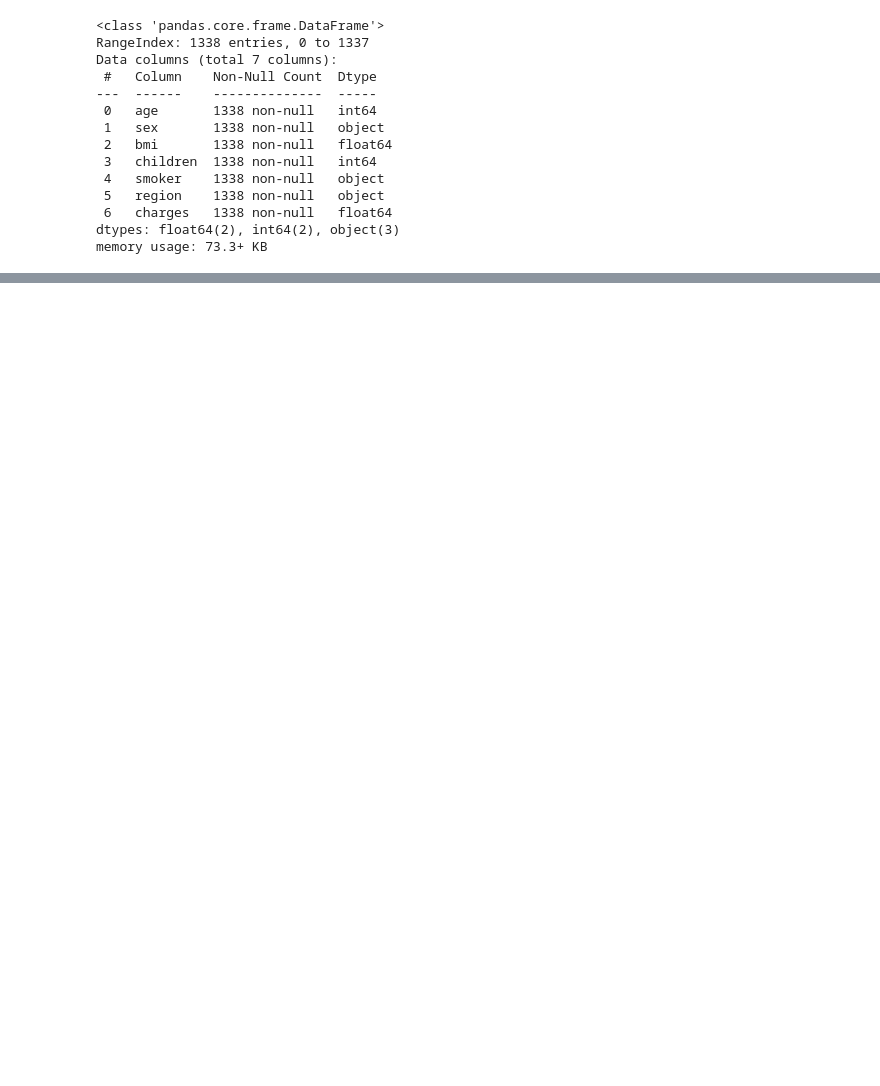
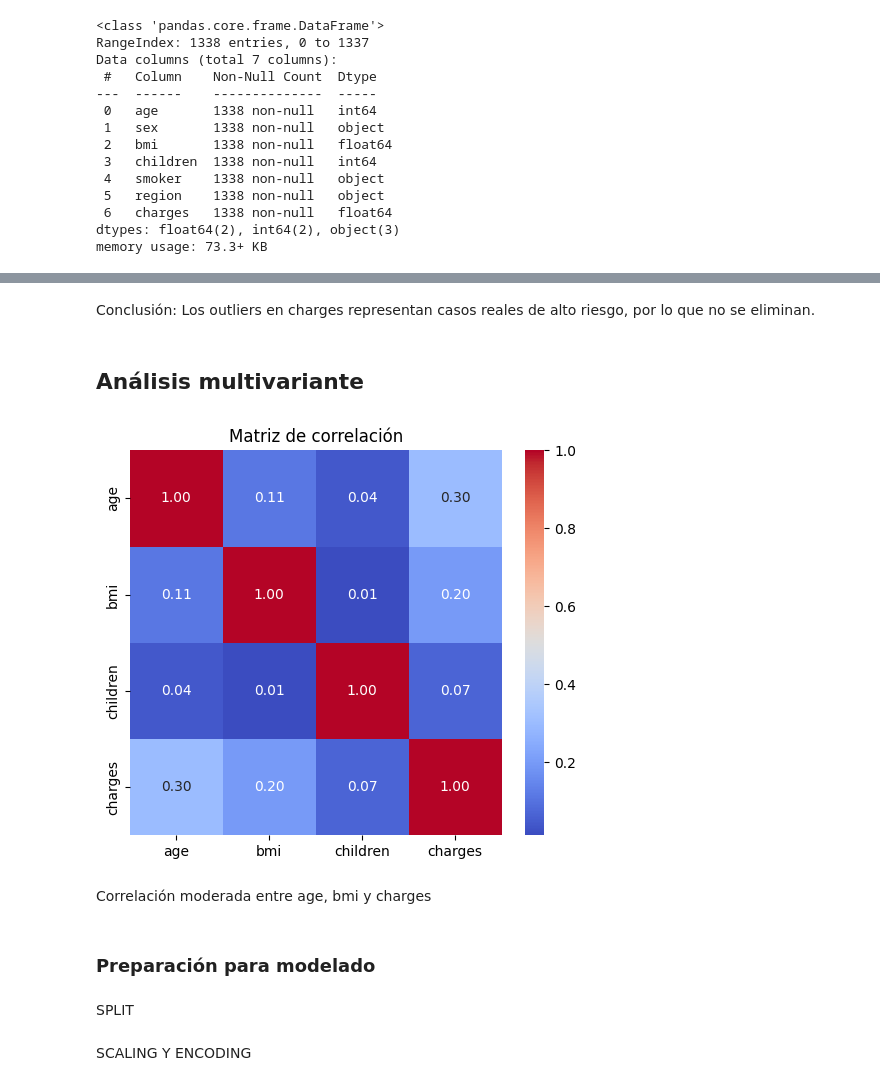
Before and after one commit to 4GeeksAcademy/marcoakai_machine_learning, a Jupyter notebook: src/02-linear-regression-medical-insurance-cost.ipynb, the cells around one changed output, grey strips where cells are left out. Drawn from its saved outputs; the diff is of its cells as text; code cells hidden in the pictures; blank space fills up the shorter version.

```diff
--- a/src/02-linear-regression-medical-insurance-cost.ipynb
+++ b/src/02-linear-regression-medical-insurance-cost.ipynb
@@ -152,0 +155,20 @@ plt.show()
+# %% [markdown]
+Conclusión:
+Los outliers en charges representan casos reales de alto riesgo, por lo que no se eliminan.
+# %% [markdown]
+## Análisis multivariante
+# %%
+corr = df[numeric_cols].corr()
+
+plt.figure(figsize=(6,5))
+sns.heatmap(corr, annot=True, cmap="coolwarm", fmt=".2f")
+plt.title("Matriz de correlación")
+plt.show()
+# %% [output]
+[figure, added]
+# %% [markdown]
+Correlación moderada entre age, bmi y charges
+# %% [markdown]
+### Preparación para modelado
+# %% [markdown]
+SPLIT
@@ -152,0 +185,2 @@ plt.show()
+# %% [markdown]
+SCALING Y ENCODING
```
Also changed, not shown: parts of 39 cells of this notebook, 4 other files.
